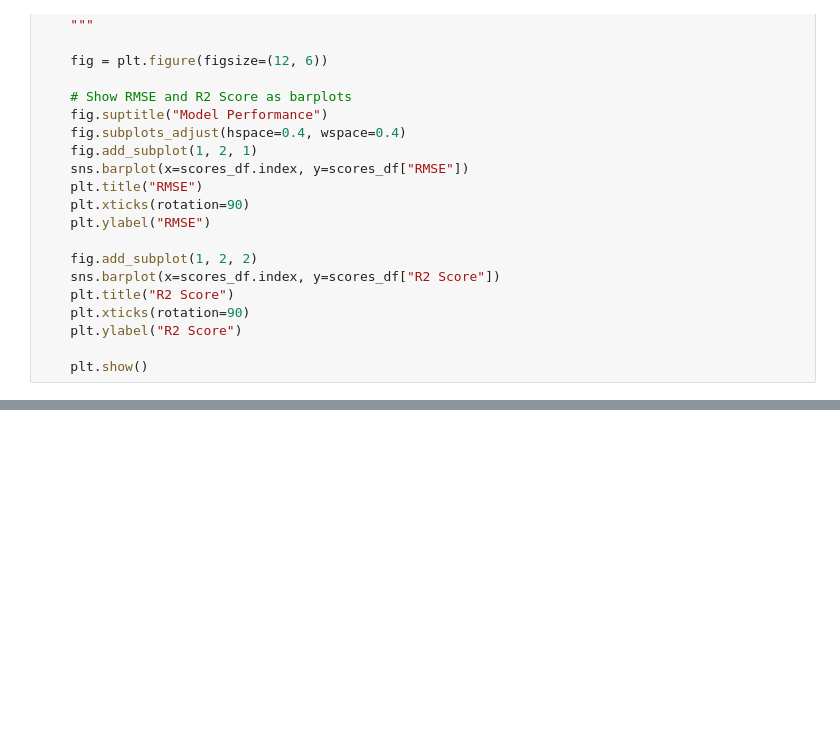
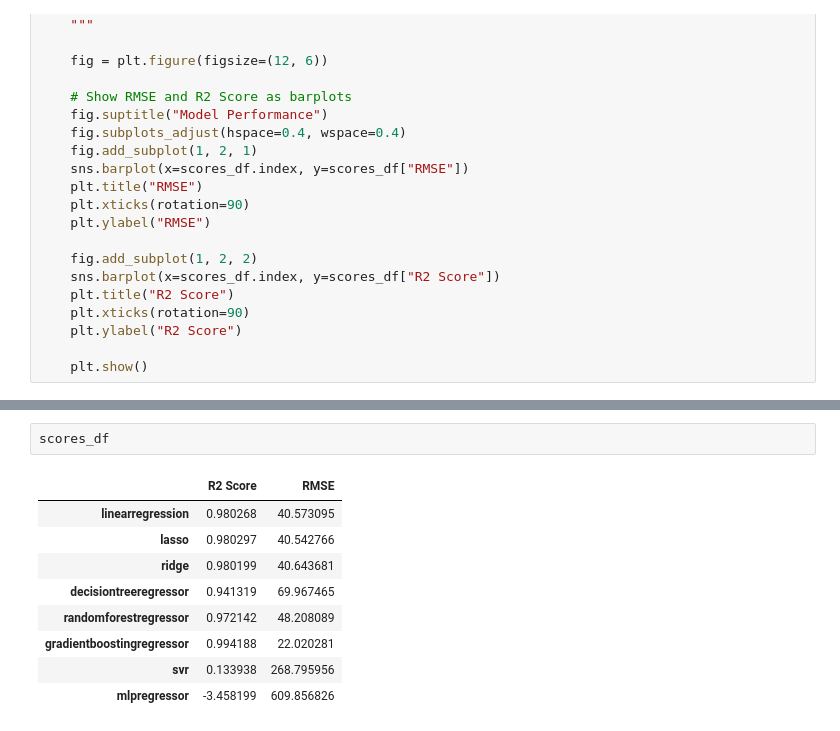
Before and after one commit to GEI-duo/meinf-ai-wp-01, a Jupyter notebook: notebooks/4-model-development-and-evaluation.ipynb, the cells around one changed output, grey strips where cells are left out. Saved outputs shown, nothing was run; the diff lists cells and outputs as text; blank space fills up the shorter version.

```diff
--- a/notebooks/4-model-development-and-evaluation.ipynb
+++ b/notebooks/4-model-development-and-evaluation.ipynb
@@ -305,0 +307,12 @@ plot_scores(_scores_df)
+# %%
+scores_df
+# %% [output]
+|  | R2 Score | RMSE |
+| linearregression | 0.980268 | 40.573095 |
+| lasso | 0.980297 | 40.542766 |
+| ridge | 0.980199 | 40.643681 |
+| decisiontreeregressor | 0.941319 | 69.967465 |
+| randomforestregressor | 0.972142 | 48.208089 |
+| gradientboostingregressor | 0.994188 | 22.020281 |
+| svr | 0.133938 | 268.795956 |
+| mlpregressor | -3.458199 | 609.856826 |
```
Also changed, not shown: parts of 7 cells of this notebook, 37 other files.
